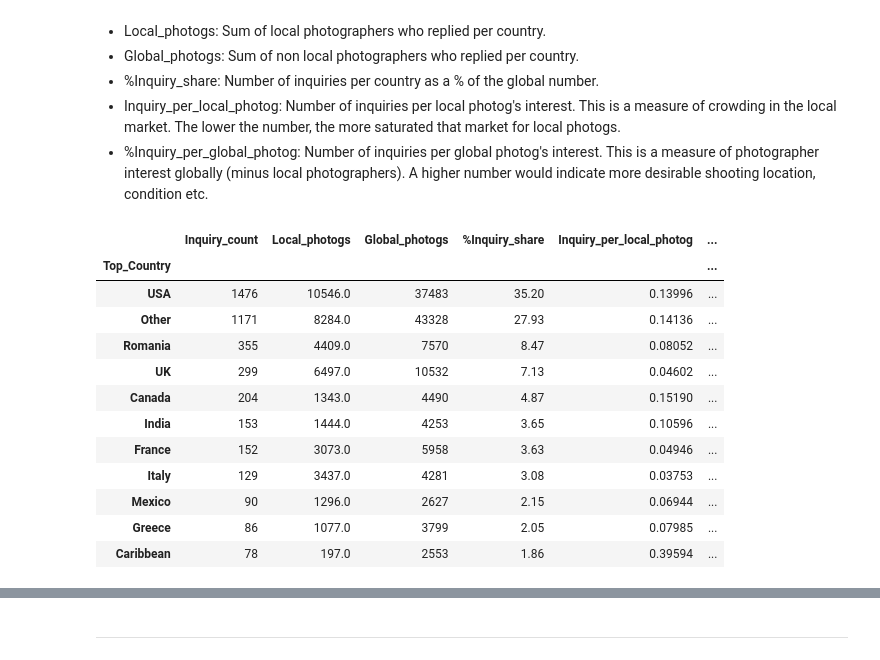
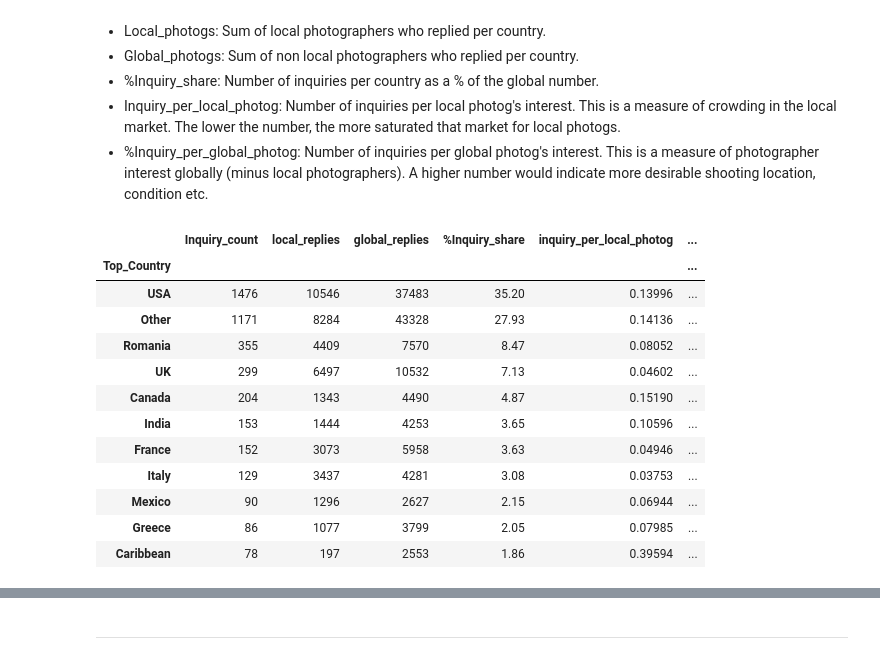
Before and after one commit to bijoyKetan/Fearless-Photographers, a Jupyter notebook: Wedding Photography Data Analysis.ipynb, the cells around one changed output, grey strips where cells are left out. Saved outputs shown, nothing was run; the diff lists cells and outputs as text; code cells hidden in the pictures.

```diff
--- a/Wedding Photography Data Analysis.ipynb
+++ b/Wedding Photography Data Analysis.ipynb
@@ -284,5 +327,2 @@ memory usage: 98.3 KB
 # %% [markdown]
 Inspect the refined dataframe.
-# %%
-cleaned_events_data.drop(['Replies'], inplace = True, axis = 1)
-cleaned_events_data.head()
@@ -322,6 +355,6 @@ Index(['ID', 'Name', 'Date', 'Location', 'Type', 'RequestLink',
 # %%
 #Rearrange the columns of the dataframe
 cleaned_events_data = cleaned_events_data[['ID', 'Name', 'Date','Type',
-       'Local_photogs', 'Global_photogs', 'Country', 'State/City','RequestLink']]
+       'local_replies', 'global_replies', 'Country', 'State/City','RequestLink']]
 cleaned_events_data.head()
 # %% [output]
@@ -356,6 +389,7 @@ cleaned_events_data.groupby('Country').count()[['ID']].sort_values(by='ID', asce
 ID    876
 dtype: int64
 # %%
+pd.set_option('mode.chained_assignment', None)
 cleaned_events_data ['Top_Country'] = np.where(cleaned_events_data['Country'].isin(top_countries.index), cleaned_events_data['Country'], 'Other')
 cleaned_events_data ['Top_Country'].value_counts()
 # %% [output]
@@ -374,4 +447,4 @@ Name: Top_Country, dtype: int64
 # %%
-summary_data = cleaned_events_data.groupby ('Top_Country').agg({'ID':'count','Local_photogs':'sum', 'Global_photogs': 'sum'}).rename(columns = {'ID':'Inquiry_count'}).sort_values('Inquiry_count', ascending = False)
+summary_data = cleaned_events_data.groupby ('Top_Country').agg({'ID':'count','local_replies':'sum', 'global_replies': 'sum'}).rename(columns = {'ID':'Inquiry_count'}).sort_values('Inquiry_count', ascending = False)
 summary_data
 # %% [output]
@@ -400,20 +473,20 @@ summary_data
 - %Inquiry_per_global_photog: Number of inquiries per global photog's interest. This is a measure of photographer interest globally (minus local photographers). A higher number would indicate more desirable shooting location, condition etc.
 # %%
 summary_data['%Inquiry_share'] = np.round(summary_data['Inquiry_count']*100/summary_data['Inquiry_count'].sum(),2)
-summary_data['Inquiry_per_local_photog'] = np.round(summary_data['Inquiry_count']/summary_data['Local_photogs'],5)
-summary_data['%Inquiry_per_global_photog'] = np.round(summary_data['Inquiry_count']/summary_data['Global_photogs'].sum(),5)
+summary_data['inquiry_per_local_photog'] = np.round(summary_data['Inquiry_count']/summary_data['local_replies'],5)
+summary_data['%inquiry_per_global_photog'] = np.round(summary_data['Inquiry_count']/summary_data['global_replies'].sum(),5)
 summary_data
 # %% [output]
-|  | Inquiry_count | Local_photogs | Global_photogs | %Inquiry_share | Inquiry_per_local_photog | ... |
+|  | Inquiry_count | local_replies | global_replies | %Inquiry_share | inquiry_per_local_photog | ... |
 | Top_Country |  |  |  |  |  | ... |
-| USA | 1476 | 10546.0 | 37483 | 35.20 | 0.13996 | ... |
-| Other | 1171 | 8284.0 | 43328 | 27.93 | 0.14136 | ... |
-| Romania | 355 | 4409.0 | 7570 | 8.47 | 0.08052 | ... |
-| UK | 299 | 6497.0 | 10532 | 7.13 | 0.04602 | ... |
-| Canada | 204 | 1343.0 | 4490 | 4.87 | 0.15190 | ... |
-| India | 153 | 1444.0 | 4253 | 3.65 | 0.10596 | ... |
-| France | 152 | 3073.0 | 5958 | 3.63 | 0.04946 | ... |
-| Italy | 129 | 3437.0 | 4281 | 3.08 | 0.03753 | ... |
-| Mexico | 90 | 1296.0 | 2627 | 2.15 | 0.06944 | ... |
-| Greece | 86 | 1077.0 | 3799 | 2.05 | 0.07985 | ... |
-| Caribbean | 78 | 197.0 | 2553 | 1.86 | 0.39594 | ... |
+| USA | 1476 | 10546 | 37483 | 35.20 | 0.13996 | ... |
+| Other | 1171 | 8284 | 43328 | 27.93 | 0.14136 | ... |
+| Romania | 355 | 4409 | 7570 | 8.47 | 0.08052 | ... |
+| UK | 299 | 6497 | 10532 | 7.13 | 0.04602 | ... |
+| Canada | 204 | 1343 | 4490 | 4.87 | 0.15190 | ... |
+| India | 153 | 1444 | 4253 | 3.65 | 0.10596 | ... |
+| France | 152 | 3073 | 5958 | 3.63 | 0.04946 | ... |
+| Italy | 129 | 3437 | 4281 | 3.08 | 0.03753 | ... |
+| Mexico | 90 | 1296 | 2627 | 2.15 | 0.06944 | ... |
+| Greece | 86 | 1077 | 3799 | 2.05 | 0.07985 | ... |
+| Caribbean | 78 | 197 | 2553 | 1.86 | 0.39594 | ... |
```
Also changed, not shown: parts of 25 cells of this notebook.
